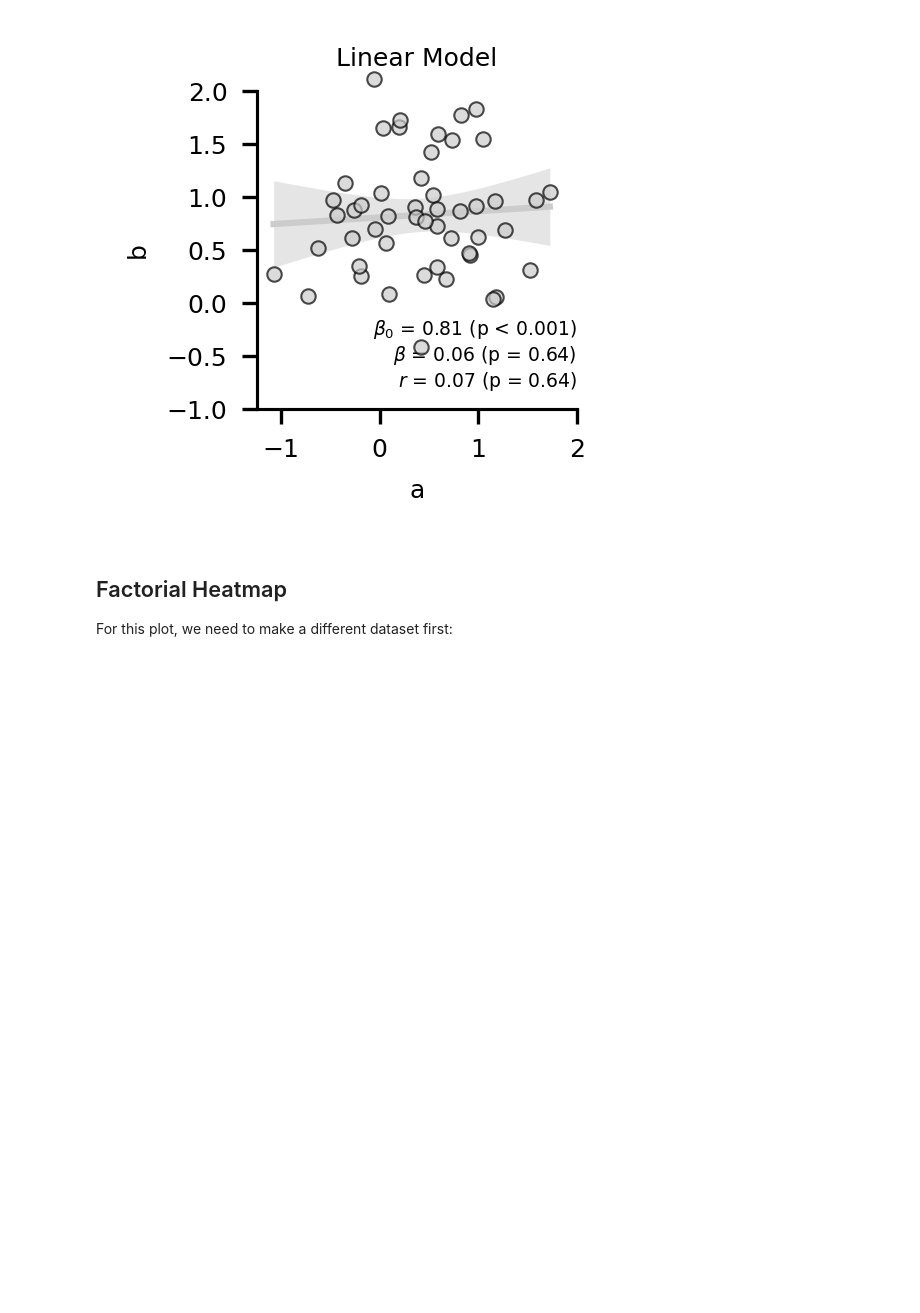
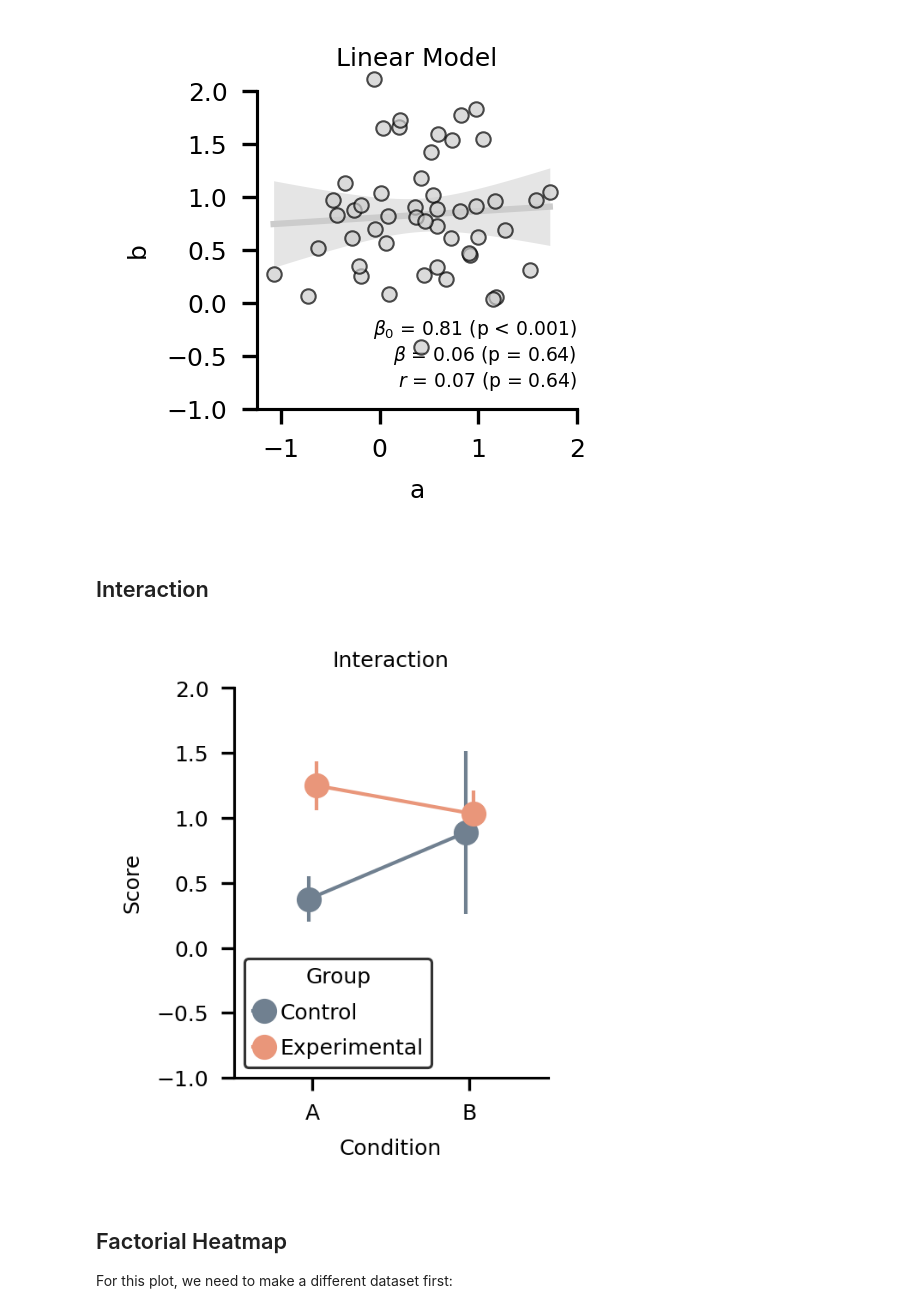
Before and after one commit to moltaire/myplotlib, a Jupyter notebook: gallery.ipynb, the cells around one changed output. Cells and saved outputs as stored; diff of their text form; code cells hidden in the pictures; blank space fills up the shorter version.

Commit message:
added line plot documentation

```diff
--- a/gallery.ipynb
+++ b/gallery.ipynb
@@ -103,6 +103,29 @@ ax.set_title("Linear Model")
 plt.savefig("examples/lm.png", bbox_inches="tight")
 # %% [output]
 [figure]
+# %% [markdown]
+## Interaction
+# %%
+# Example data
+np.random.seed(1989)
+data = pd.DataFrame(
+    {
+        "Condition": np.repeat(["A", "B"], 10),
+        "Group": np.tile(["Control", "Experimental"], 10),
+        "Score": np.random.randn(20) + np.tile([0, 1], 10),
+    }
+)
+
+# Create an interaction plot
+fig, ax = plt.subplots(dpi=300, figsize=my.utilities.cm2inch(4, 5))
+ax = my.interaction(data, line_var="Group", x_var="Condition", y_var="Score", ax=ax)
+ax.set_xlim(-0.5, 1.5)
+ax.set_ylim(-1, 2)
+ax.set_title("Interaction")
+
+plt.savefig("examples/interaction.png", bbox_inches="tight")
+# %% [output]
+[figure, added]
 # %% [markdown]
 ## Factorial Heatmap
 
```
Also changed, not shown: 2 other files.
